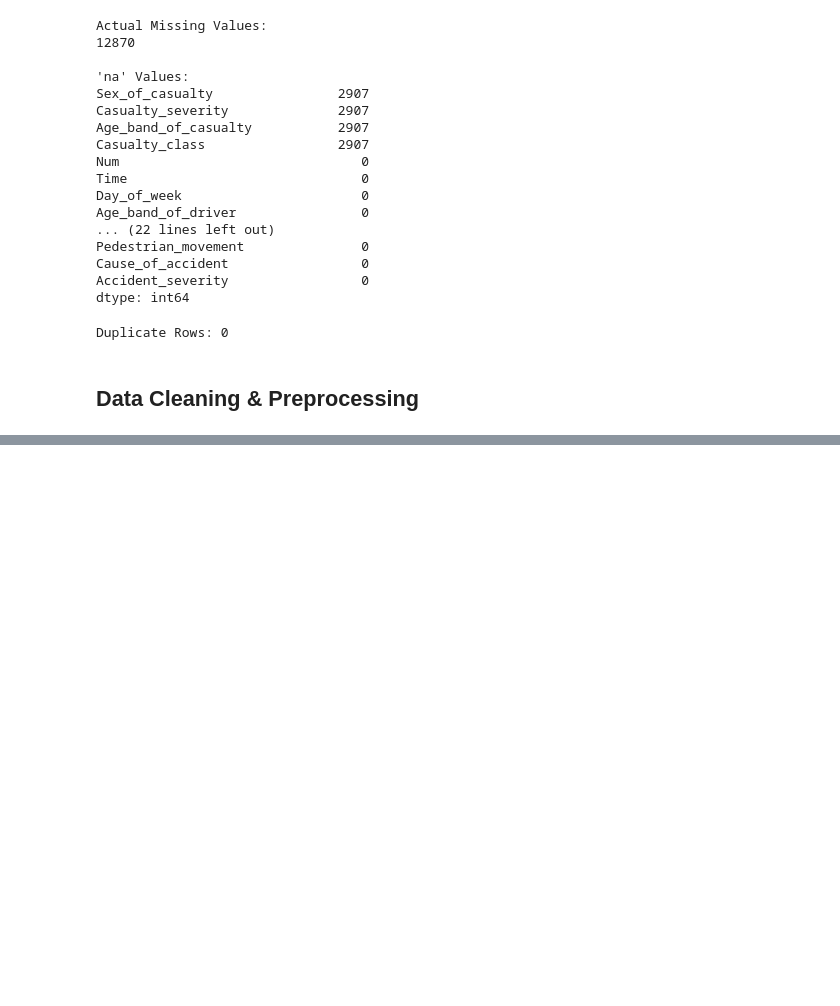
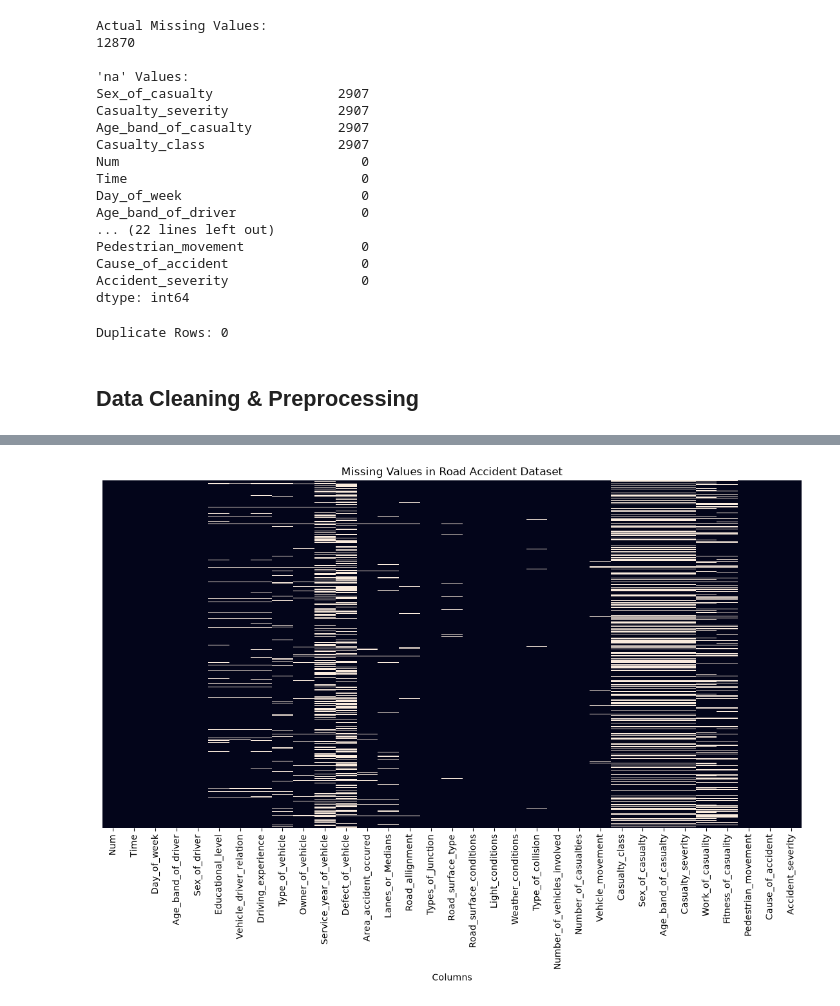
Before and after one commit to mdraihanmostafa746-coder/Road-Accident-Project, a Jupyter notebook: notebooks/road_accident_analysis.ipynb, the cells around one changed output, grey strips where cells are left out. Drawn from its saved outputs; the diff is of its cells as text; code cells hidden in the pictures; blank space fills up the shorter version.

Commit message:
Complete Data Cleaning & Preprocessing

```diff
--- a/notebooks/road_accident_analysis.ipynb
+++ b/notebooks/road_accident_analysis.ipynb
@@ -163,3 +163,10 @@ print("Duplicate Rows:", df.duplicated().sum())
 Duplicate Rows: 0
 # %% [markdown]
 ## Data Cleaning & Preprocessing
+# %%
+df_raw = df.copy()
+
+df_clean = df.copy()
+
+print("Original Dataset Shape:", df_raw.shape)
+print("Working Dataset Shape:", df_clean.shape)
@@ -165,0 +176,6 @@ Duplicate Rows: 0
+# %%
+df_clean = df_clean.replace(
+    r'(?i)^\s*na\s*$',
+    np.nan,
+    regex=True
+)
@@ -165,0 +206,3 @@ Duplicate Rows: 0
+# %%
+for col in df_clean.select_dtypes(include='object').columns:
+    df_clean[col] = df_clean[col].str.strip()
@@ -165,0 +242,14 @@ Duplicate Rows: 0
+# %%
+plt.figure(figsize=(14, 7))
+
+sns.heatmap(
+    df_clean.isnull(),
+    cbar=False,
+    yticklabels=False
+)
+
+plt.title("Missing Values in Road Accident Dataset")
+plt.xlabel("Columns")
+plt.show()
+# %% [output]
+[figure, added]
```
Also changed, not shown: parts of 4 cells of this notebook, 1 other file.
